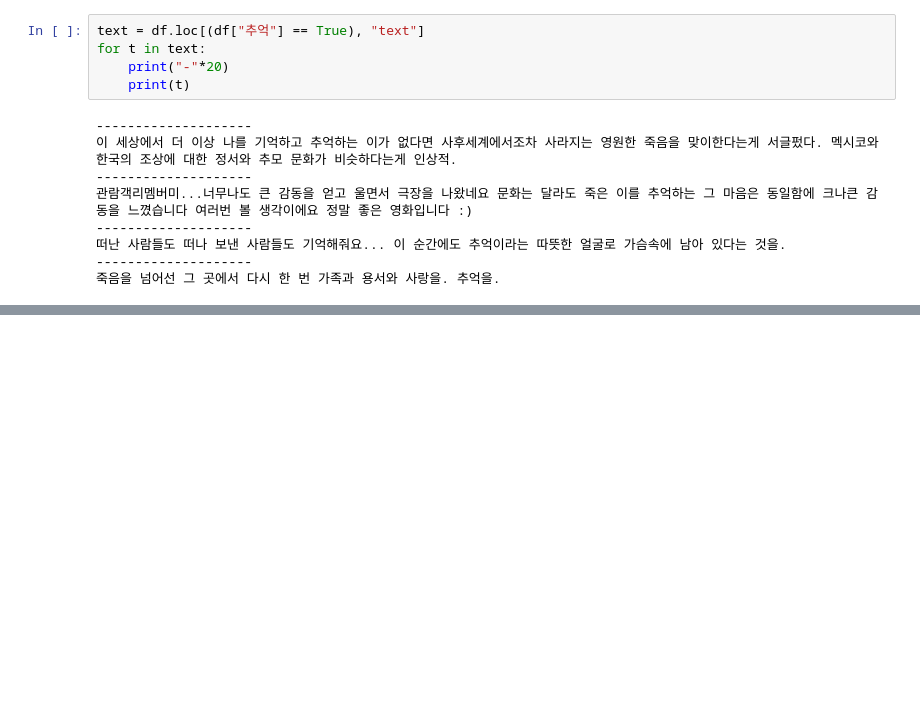
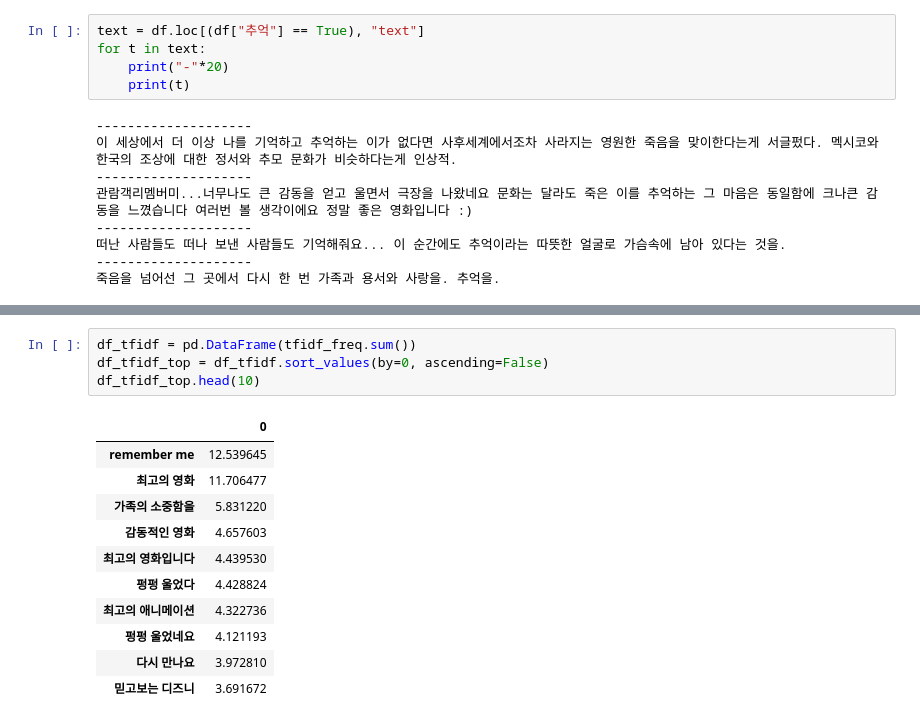
Before and after one commit to jdrae/data-visualization-practice, a Jupyter notebook: Comment analysis.ipynb, the cells around one changed output, grey strips where cells are left out. Drawn from its saved outputs; the diff is of its cells as text; blank space fills up the shorter version.

```diff
--- a/Comment analysis.ipynb
+++ b/Comment analysis.ipynb
@@ -179,0 +256,16 @@ for t in text:
+# %%
+df_tfidf = pd.DataFrame(tfidf_freq.sum())
+df_tfidf_top = df_tfidf.sort_values(by=0, ascending=False)
+df_tfidf_top.head(10)
+# %% [output]
+|  | 0 |
+| remember me | 12.539645 |
+| 최고의 영화 | 11.706477 |
+| 가족의 소중함을 | 5.831220 |
+| 감동적인 영화 | 4.657603 |
+| 최고의 영화입니다 | 4.439530 |
+| 펑펑 울었다 | 4.428824 |
+| 최고의 애니메이션 | 4.322736 |
+| 펑펑 울었네요 | 4.121193 |
+| 다시 만나요 | 3.972810 |
+| 믿고보는 디즈니 | 3.691672 |
```
Also changed, not shown: parts of 16 cells of this notebook.
